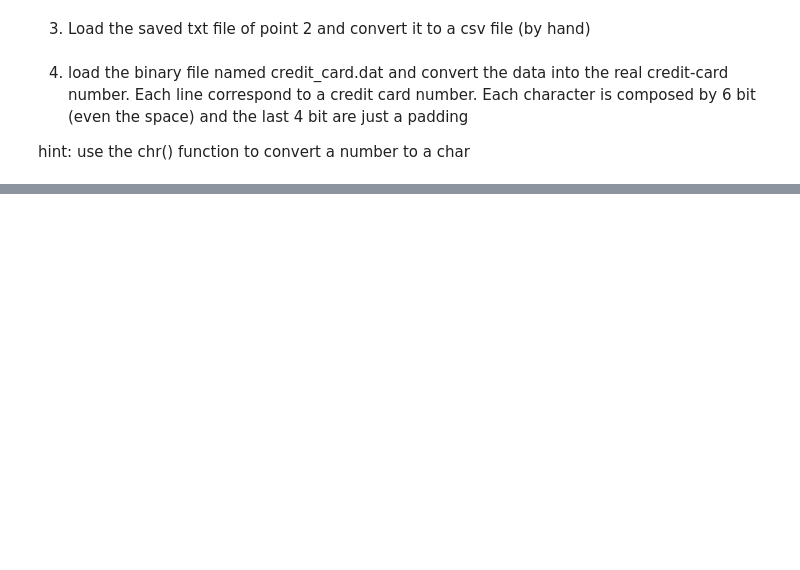
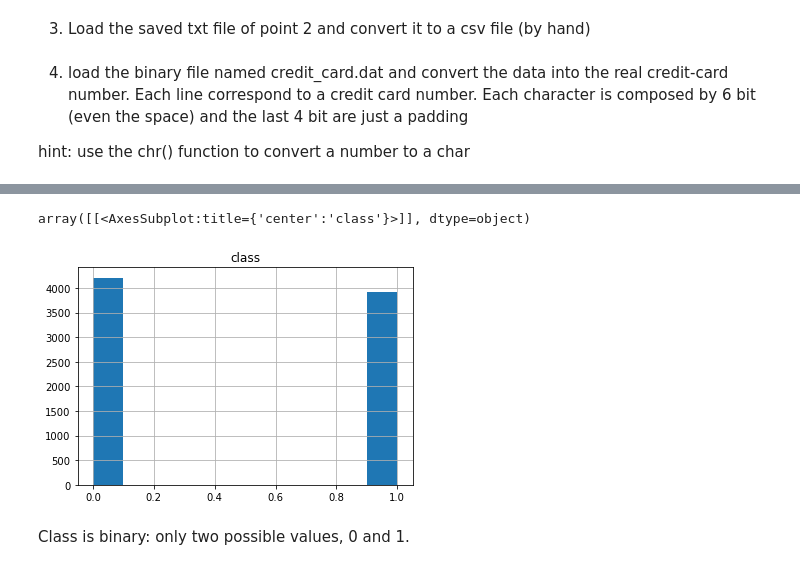
Before and after one commit to Sara-Munafo/LaboratoryOfComputationalPhysics_Y5, a Jupyter notebook: 05_OSEMN_exercises.ipynb, the cells around one changed output, grey strips where cells are left out. Drawn from its saved outputs; the diff is of its cells as text; code cells hidden in the pictures; blank space fills up the shorter version.

```diff
--- a/05_OSEMN_exercises.ipynb
+++ b/05_OSEMN_exercises.ipynb
@@ -73,0 +124,11 @@ with open("credit_card.dat", "r") as file:
+# %%
+file_name = "mushrooms_categorized.csv?dl=1"
+data = pd.read_csv(file_name)
+
+data
+data.hist("class")
+# %% [output]
+array([[<AxesSubplot:title={'center':'class'}>]], dtype=object)
+[figure, added]
+# %% [markdown]
+Class is binary: only two possible values, 0 and 1.
```
Also changed, not shown: parts of 12 cells of this notebook.
